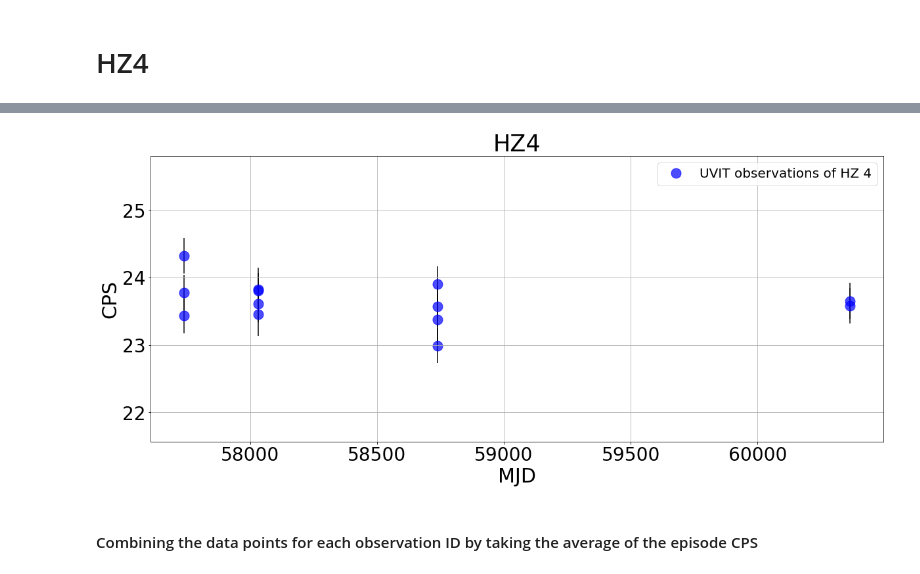
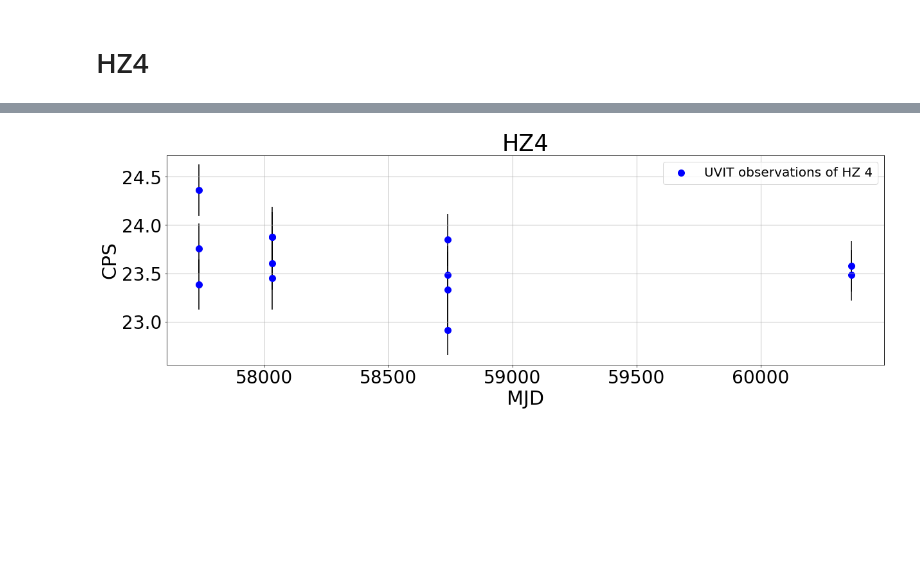
Before and after one commit to akanksha-dagore/UVIT-sensitivity-analysis, a Jupyter notebook: uvit_sensitivity.ipynb, the cells around one changed output, grey strips where cells are left out. Drawn from its saved outputs; the diff is of its cells as text; code cells hidden in the pictures; blank space fills up the shorter version.

```diff
--- a/uvit_sensitivity.ipynb
+++ b/uvit_sensitivity.ipynb
@@ -1198,0 +782,16 @@ HZ4
+# %%
+
+med_bkg_HZ4 = np.array(med_bkg_HZ4, dtype=np.str_)
+med_bkg_HZ4_float = np.array([f"{float(bkg):.3e}" for bkg in med_bkg_HZ4])
+
+HZ4 = pd.DataFrame(zip(obs_HZ4, exp_time_HZ4, obs_date_HZ4, mjd_time_HZ4, np.round(source_coord_HZ4,1), np.round(source_coord_FF_HZ4,1), FF_HZ4,
+                       med_bkg_HZ4_float, bkg_sub_cps_HZ4, CPS_HZ4, CPS_err_HZ4),
+                   columns=['Observation ID', 'Exposure time', 'Date of observation', 'MJD', 'Source coordinates', 'FF coordinates',
+                            'FF corrections', 'Median image background', 'Background subtracted CPS', 'Corrected CPS', 'Corrected CPS errors'])
+
+HZ4 = HZ4.sort_values(by='MJD', ascending=True).reset_index(drop=True)
+HZ4.to_csv("master_sheets/HZ4.csv", index=False)
+
+HZ4_formatted = HZ4.round({'Exposure time':3, 'FF corrections':3, 'Median image background':3, 'Background subtracted CPS':3, 'Corrected CPS':3,
+                           'Corrected CPS errors':3}).reset_index(drop=True)
+HZ4_formatted
@@ -1199,33 +813,20 @@ HZ4
 # %%
 
-plt.figure(figsize = (20,8))
-plt.title('HZ4', fontsize = 35)
+plt.figure(figsize=(20,6))
 
-cps_column_name = 'Final CPS (with FF, aper, sat corrections)'
+plt.scatter(HZ4['MJD'], HZ4['Corrected CPS'], label='UVIT observations of HZ 4', color='blue', marker='o', s=100, zorder=1)
+plt.errorbar(HZ4['MJD'], HZ4['Corrected CPS'], yerr=HZ4['Corrected CPS errors'], color='black', elinewidth=1.5, linestyle='', zorder=0)
 
-max_flux = np.max([np.max(HZ4[cps_column_name]), np.max(HZ4[cps_column_name])])
-min_flux = np.min([np.min(HZ4[cps_column_name]), np.min(HZ4[cps_column_name])])
+plt.xlabel('MJD', fontsize=30)
+plt.ylabel('CPS', fontsize=30)
 
-y_error_image = HZ4['Errors for the final CPS (with FF, aper, sat corrections)']
-max_err = np.max(y_error_image)
-min_err = np.min(y_error_image)
+plt.tick_params(axis='x', labelsize=28)
+plt.tick_params(axis='y', labelsize=28)
 
-scale = 0.045
+plt.legend(fontsize=20)
+plt.title('HZ4', fontsize=35)
 
-scale_max = (np.max(max_flux)*scale) + np.max(max_flux) + np.max(max_err)
-scale_min = np.min(min_flux) - (np.min(min_flux)*scale) - np.max(max_err)
-
-plt.plot(HZ4['MJD_Time'], HZ4[cps_column_name], 'o', label = 'UVIT observations of HZ 4', markersize = 15, color = 'blue', alpha = 0.7, zorder = 1)
-plt.errorbar(HZ4['MJD_Time'], HZ4[cps_column_name], yerr = y_error_image, color = 'black', elinewidth = 1.5, linestyle = '', zorder = 0)
-plt.xlabel('MJD', fontsize = 30)
-plt.ylabel('CPS', fontsize = 30)
-plt.tick_params(axis = 'x', labelsize = 28)
-plt.tick_params(axis = 'y', labelsize = 28)
-plt.ylim(scale_min, scale_max)
-plt.legend(fontsize = 20)
 plt.grid()
 plt.show()
 # %% [output]
-[figure, old version]
+[figure, new version]
-# %% [markdown]
-#### Combining the data points for each observation ID by taking the average of the episode CPS
```
Also changed, not shown: parts of 62 cells of this notebook, 11 other files.
